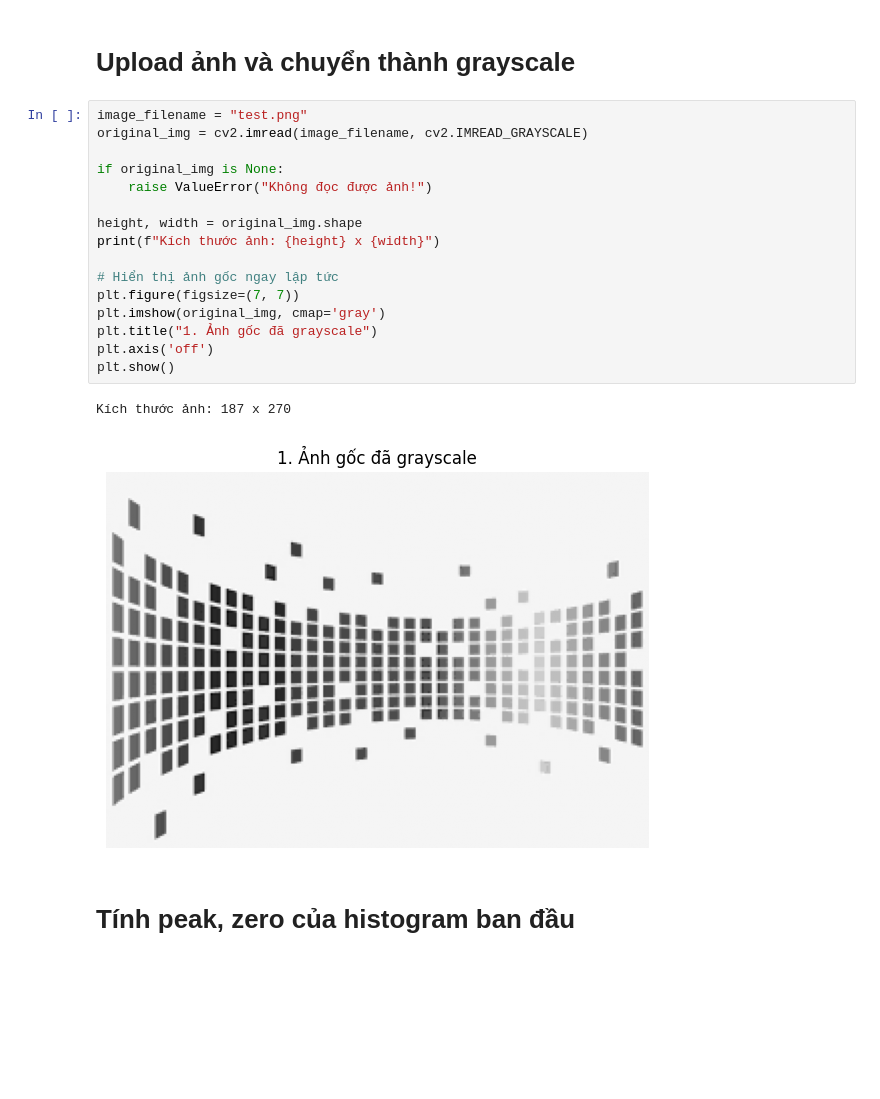
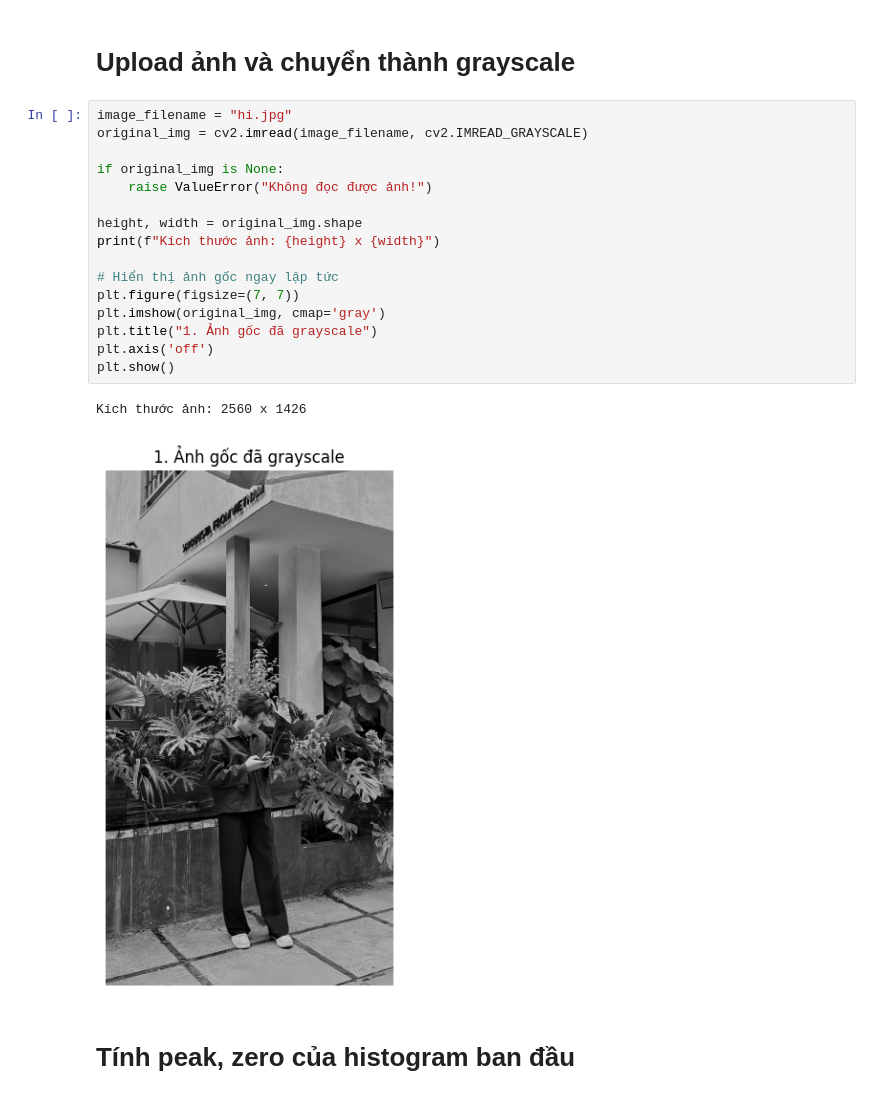
Before and after one commit to phatann04/du_an_cntt, a Jupyter notebook: Histogram Shifting/hs.ipynb, the cells around one changed output. Drawn from its saved outputs; the diff is of its cells as text; blank space fills up the shorter version.

```diff
--- a/Histogram Shifting/hs.ipynb
+++ b/Histogram Shifting/hs.ipynb
@@ -7,23 +7,23 @@ import matplotlib.pyplot as plt
 # %% [markdown]
 # Upload ảnh và chuyển thành grayscale
 # %%
-image_filename = "test.png"
+image_filename = "hi.jpg"
 original_img = cv2.imread(image_filename, cv2.IMREAD_GRAYSCALE)
 
 if original_img is None:
     raise ValueError("Không đọc được ảnh!")
 
 height, width = original_img.shape
 print(f"Kích thước ảnh: {height} x {width}")
 
 # Hiển thị ảnh gốc ngay lập tức
 plt.figure(figsize=(7, 7))
 plt.imshow(original_img, cmap='gray')
 plt.title("1. Ảnh gốc đã grayscale")
 plt.axis('off')
 plt.show()
 # %% [output]
-Kích thước ảnh: 187 x 270
+Kích thước ảnh: 2560 x 1426
-[figure, old version]
+[figure, new version]
 # %% [markdown]
 # Tính peak, zero của histogram ban đầu
```
Also changed, not shown: parts of 12 cells of this notebook, 15 other files.
